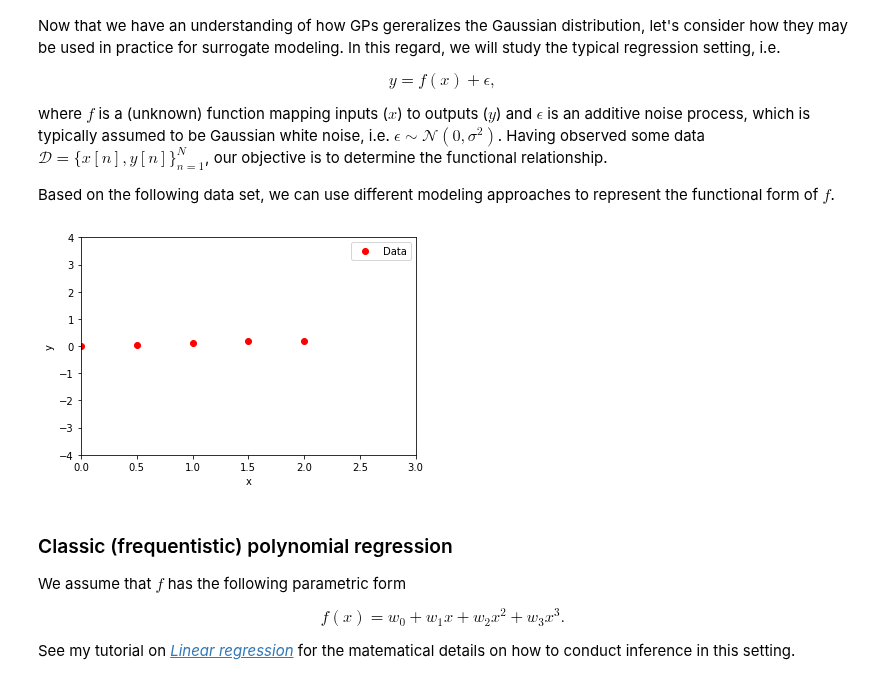
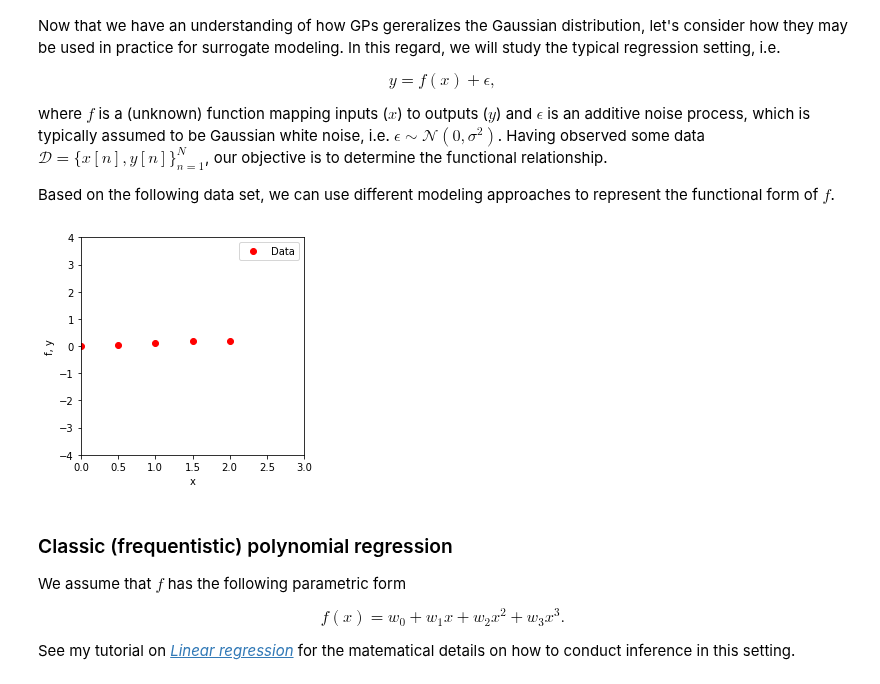
Before and after one commit to SebastianGlavind/PhD-study, a Jupyter notebook: Gaussian-processes/GPintro_intuitive.ipynb, the cells around one changed output. Saved outputs shown, nothing was run; the diff lists cells and outputs as text; code cells hidden in the pictures.

```diff
--- a/Gaussian-processes/GPintro_intuitive.ipynb
+++ b/Gaussian-processes/GPintro_intuitive.ipynb
@@ -472,17 +472,17 @@ y = np.array([0, 0.04, 0.11, 0.15, 0.21]) + np.random.normal(0,std_y,nX)
 # %%
 def plot_training_data(x,y):
     plt.plot(x,y,'or')
     plt.xlabel('x')
-    plt.ylabel('y')
+    plt.ylabel('f, y')
     plt.xlim([0,3])
     plt.ylim([-4,4])
 
-plt.figure()
+plt.figure(figsize=(4, 4))
 plot_training_data(x,y)
 plt.legend(['Data'])
 plt.show()
 # %% [output]
-[figure, old version]
+[figure, new version]
 # %% [markdown]
 ### Classic (frequentistic) polynomial regression
 
```
Also changed, not shown: parts of 10 cells of this notebook.
